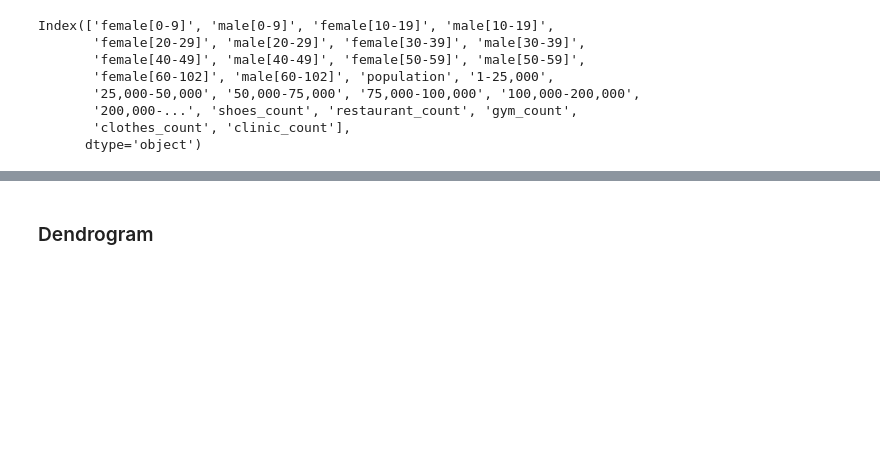
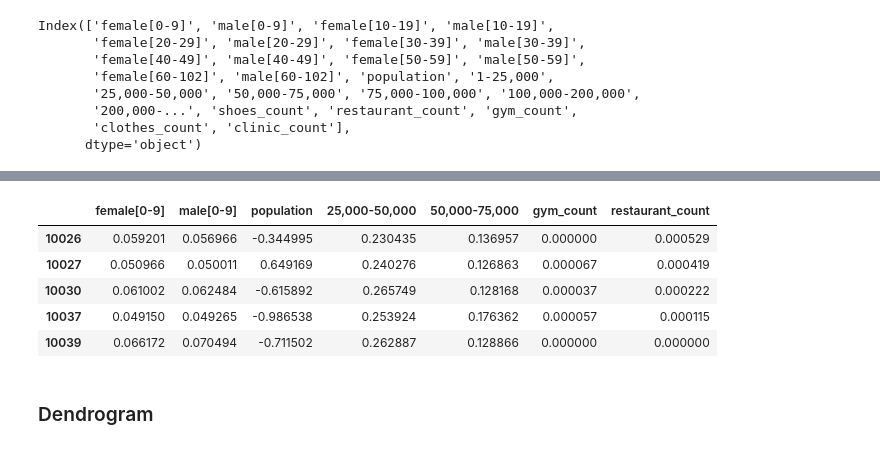
Before and after one commit to pinhao1994/ads-on-the-run, a Jupyter notebook: cluster/k_means_standardized_amenities.ipynb, the cells around one changed output, grey strips where cells are left out. Saved outputs shown, nothing was run; the diff lists cells and outputs as text; code cells hidden in the pictures; blank space fills up the shorter version.

```diff
--- a/cluster/k_means_standardized_amenities.ipynb
+++ b/cluster/k_means_standardized_amenities.ipynb
@@ -69,3 +80,12 @@ df_main['population'] = sc.fit_transform(df_main[['population']])
+# %%
+df_main[['female[0-9]', 'male[0-9]', 'population', '25,000-50,000', '50,000-75,000', 'gym_count', 'restaurant_count']].head()
+# %% [output]
+|  | female[0-9] | male[0-9] | population | 25,000-50,000 | 50,000-75,000 | gym_count | restaurant_count |
+| 10026 | 0.059201 | 0.056966 | -0.344995 | 0.230435 | 0.136957 | 0.000000 | 0.000529 |
+| 10027 | 0.050966 | 0.050011 | 0.649169 | 0.240276 | 0.126863 | 0.000067 | 0.000419 |
+| 10030 | 0.061002 | 0.062484 | -0.615892 | 0.265749 | 0.128168 | 0.000037 | 0.000222 |
+| 10037 | 0.049150 | 0.049265 | -0.986538 | 0.253924 | 0.176362 | 0.000057 | 0.000115 |
+| 10039 | 0.066172 | 0.070494 | -0.711502 | 0.262887 | 0.128866 | 0.000000 | 0.000000 |
 # %% [markdown]
 ### Dendrogram
 # %%
```
Also changed, not shown: parts of 4 cells of this notebook.
